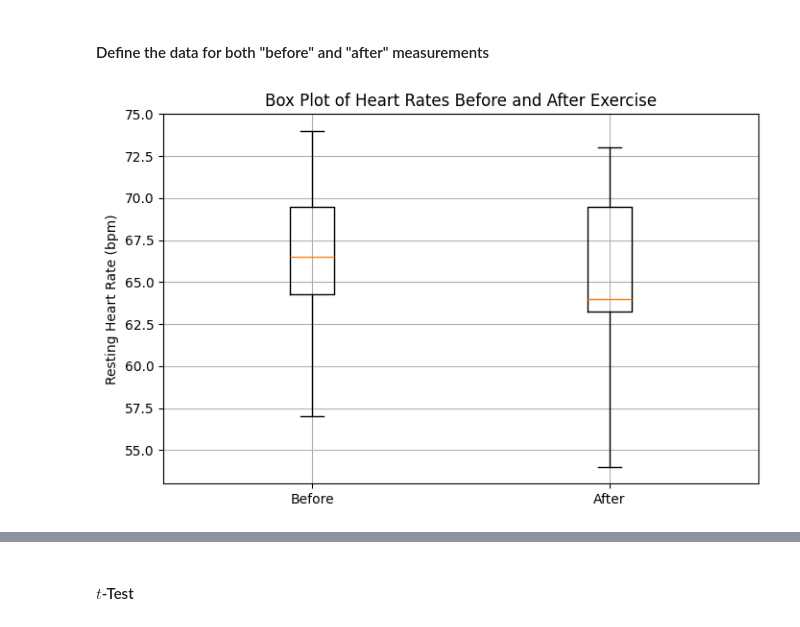
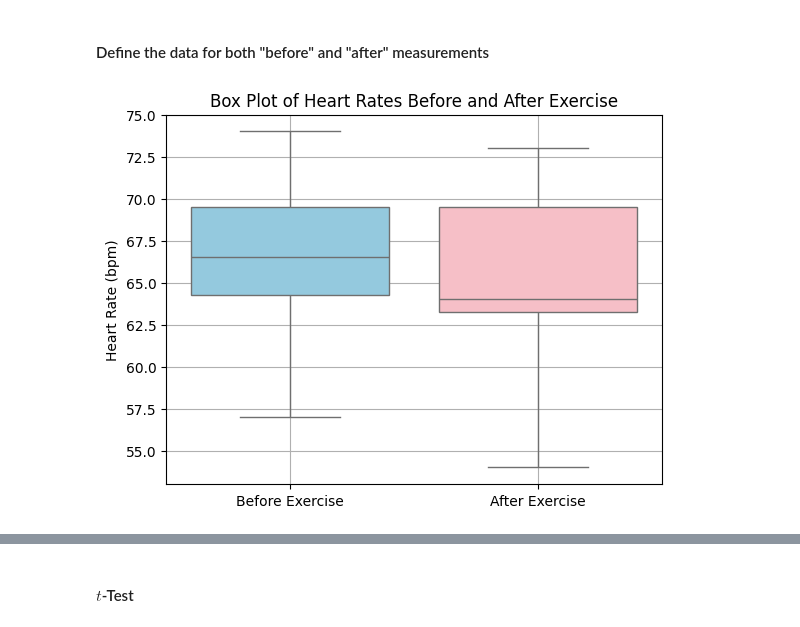
Before and after one commit to Waszka22/statistics, a Jupyter notebook: task.ipynb, the cells around one changed output, grey strips where cells are left out. Drawn from its saved outputs; the diff is of its cells as text; code cells hidden in the pictures.

```diff
--- a/task.ipynb
+++ b/task.ipynb
@@ -169,11 +169,20 @@ std_diff = np.std(differences, ddof=1)
 #https://datagy.io/python-confidence-intervals/
 n = len(differences)
 # %%
-plt.figure(figsize=(8, 5))
-plt.boxplot([before, after], labels=['Before', 'After'])
+# Box plot.
+sns.boxplot(data=[before, after],  palette=["skyblue", "lightpink"]);
+
+# Add title.
 plt.title('Box Plot of Heart Rates Before and After Exercise')
+
+# Add lable.
 plt.ylabel('Heart Rate (bpm)')
+plt.xticks([0, 1], ['Before Exercise', 'After Exercise'])
+
+# Add grid.
 plt.grid(True)
+
+# Show.
 plt.show()
 # %% [output]
-[figure, old version]
+[figure, new version]
```
Also changed, not shown: parts of 8 cells of this notebook.
